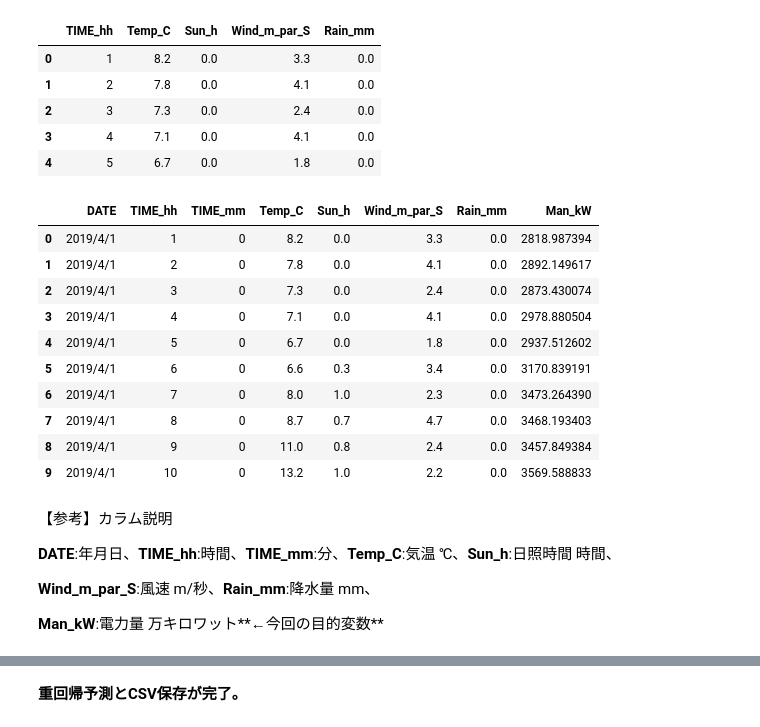
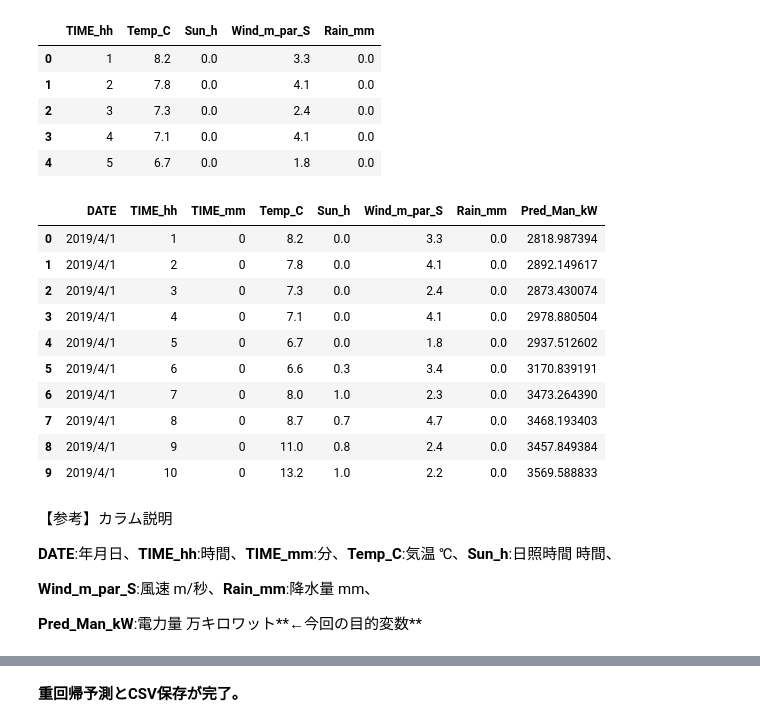
Before and after one commit to gh-yana/self-learn, a Jupyter notebook: yana_testing_sklearn_1_LinearRegression_TokyoPower_Sample.ipynb, the cells around one changed output, grey strips where cells are left out. Drawn from its saved outputs; the diff is of its cells as text; code cells hidden in the pictures.

```diff
--- a/yana_testing_sklearn_1_LinearRegression_TokyoPower_Sample.ipynb
+++ b/yana_testing_sklearn_1_LinearRegression_TokyoPower_Sample.ipynb
@@ -171,11 +178,11 @@ X2.head(5)    #不要カラム削除後のデータフレーム表示（先頭5
 # %%
 # 予測の実施
 pred = pred_df
-rst = clf.predict(X2)  # 重回帰予測値(目的変数 Y)を取得
-pred['Man_kW'] = np.array(rst)  # 予測基データ(説明変数 X)のデータフレームに、重回帰予測値(目的変数 Y)をカラム追加
+rslt = clf.predict(X2)  # 重回帰予測値(目的変数 Y)を取得
+pred['Pred_Man_kW'] = np.array(rslt)  # 予測基データ(説明変数 X)のデータフレームに、重回帰予測値(目的変数 Y)をカラム追加
 pred.head(10)   # 予測結果を表示（先頭10件）
 # %% [output]
-|  | DATE | TIME_hh | TIME_mm | Temp_C | Sun_h | Wind_m_par_S | Rain_mm | Man_kW |
+|  | DATE | TIME_hh | TIME_mm | Temp_C | Sun_h | Wind_m_par_S | Rain_mm | Pred_Man_kW |
 | 0 | 2019/4/1 | 1 | 0 | 8.2 | 0.0 | 3.3 | 0.0 | 2818.987394 |
 | 1 | 2019/4/1 | 2 | 0 | 7.8 | 0.0 | 4.1 | 0.0 | 2892.149617 |
 | 2 | 2019/4/1 | 3 | 0 | 7.3 | 0.0 | 2.4 | 0.0 | 2873.430074 |
@@ -193,4 +200,4 @@ pred.head(10)   # 予測結果を表示（先頭10件）
 
 **Wind_m_par_S**:風速 m/秒、**Rain_mm**:降水量 mm、
 
-**Man_kW**:電力量 万キロワット**←今回の目的変数**
+**Pred_Man_kW**:電力量 万キロワット**←今回の目的変数**
```
Also changed, not shown: parts of 5 cells of this notebook.
